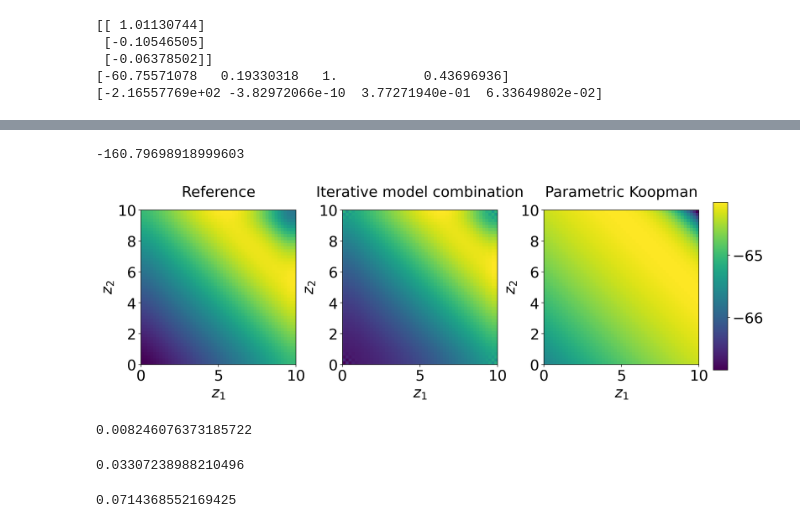
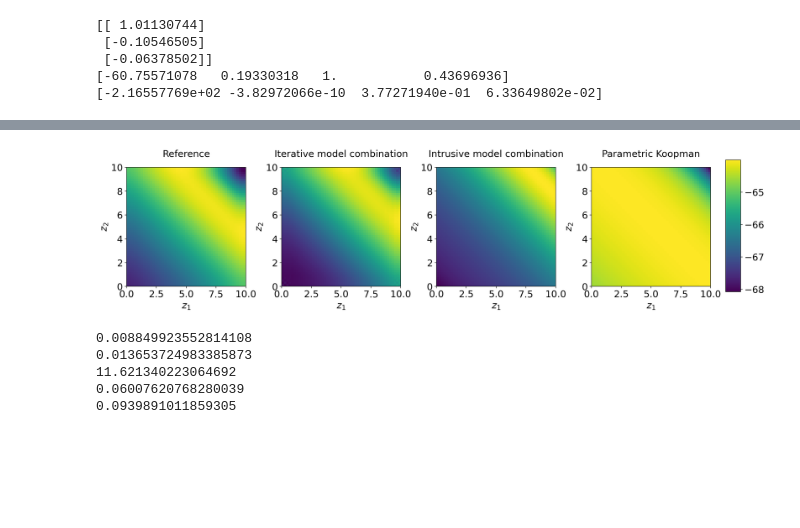
Before and after one commit to Shiqi-Wu/Nonintrusive-model-combination-for-learning-dynamics, a Jupyter notebook: cardiac-coupled-system/plot.ipynb, the cells around one changed output, grey strips where cells are left out. Cells and saved outputs as stored; diff of their text form; code cells hidden in the pictures; blank space fills up the shorter version.

```diff
--- a/cardiac-coupled-system/plot.ipynb
+++ b/cardiac-coupled-system/plot.ipynb
@@ -237,7 +267,7 @@ predict_results = model_Hybrid.Long_time_predict(initial_data, steps, dlt_x, dim
 error = np.abs(ref_data - predict_results)
 relative_error = error/np.abs(ref_data)
 # %%
-Koopman_predicts = model_Koopman.Long_time_predict(initial_data, steps, u_data)
+Koopman_predicts = model_Koopman.Long_time_predict(initial_data, steps, input_data)
 # %%
 error_koopman = np.abs(ref_data - Koopman_predicts)
 relative_error_koopman = error_koopman/np.abs(ref_data)
@@ -246,3 +276,5 @@ Residual_predicts = model_residual.Long_time_predict(initial_data, steps, dlt_x,
+# %%
+Intrusive_predicts = model_intrusive.long_time_predict(initial_data, steps, input_data, dlt_x)
 # %%
 font_size = 26
 line_width = 2.5
@@ -321,19 +356,19 @@ np.shape(multi_ref_reshape[:,:,:,0])
 # %%
 import numpy as np
 import matplotlib.pyplot as plt
-font_size = 22
+font_size = 18
 
 # Create subplots
-fig, axs = plt.subplots(1, 3, figsize=(15, 5))  # 1 row, 3 columns
+fig, axs = plt.subplots(1, 4, figsize=(20, 5))  # 1 row, 4 columns
 plt.subplots_adjust(wspace=0.3, hspace=0.3)  # Increase horizontal and vertical space between subplots
 
 # x_values = np.linspace(0, 10, 51)
 # y_values = np.linspace(0, 10, 51)
 
-titles = ['Reference', 'Iterative model combination', 'Parametric Koopman']
+titles = ['Reference', 'Iterative model combination', 'Intrusive model combination', 'Parametric Koopman']
 
 # Create heatmaps for each subplot
-for i, data in enumerate([multi_ref_reshape, multi_step_hybrid_reshape, multi_step_koopman_reshape]):
+for i, data in enumerate([multi_ref_reshape, multi_step_hybrid_reshape, multi_step_intrusive_reshape, multi_step_koopman_reshape]):
     im = axs[i].imshow(data[15,:,:,0], cmap='viridis', interpolation='nearest', extent=[0, 10, 0, 10])
     axs[i].set_xlabel('$z_1$', fontsize=font_size)
     axs[i].set_ylabel('$z_2$', fontsize=font_size)
@@ -433,3 +455,5 @@ predict_results = model_Hybrid.Long_time_predict(initial_data, steps, dlt_x, dim
 Koopman_predicts = model_Koopman.Long_time_predict(initial_data, steps, u_data_test)
 # %%
 error_koopman = np.abs(ref_data - Koopman_predicts)
+# %%
+Intrusive_predicts = model_intrusive.long_time_predict(initial_data, steps, u_data_test, dlt_x)
@@ -507,54 +540,59 @@ plt.show()
-# %%
-np.min(multi_ref_reshape[:,:,:,0])
-# %% [output]
--160.79698918999603
 # %%
 import numpy as np
 import matplotlib.pyplot as plt
-font_size = 22
+font_size = 18
 
 # Create subplots
-fig, axs = plt.subplots(1, 3, figsize=(15, 5))  # 1 row, 3 columns
+fig, axs = plt.subplots(1, 4, figsize=(20, 5))  # 1 row, 4 columns
 plt.subplots_adjust(wspace=0.3, hspace=0.3)  # Increase horizontal and vertical space between subplots
 
 # x_values = np.linspace(0, 10, 51)
 # y_values = np.linspace(0, 10, 51)
 
-titles = ['Reference', 'Iterative model combination', 'Parametric Koopman']
+titles = ['Reference', 'Iterative model combination', 'Intrusive model combination', 'Parametric Koopman']
 
 # Create heatmaps for each subplot
-for i, data in enumerate([multi_ref_reshape, multi_step_hybrid_reshape, multi_step_koopman_reshape]):
-    im = axs[i].imshow(data[11,:,:,0], cmap='viridis', interpolation='nearest', extent=[0, 10, 0, 10])
+for i, data in enumerate([multi_ref_reshape, multi_step_hybrid_reshape, multi_step_intrusive_reshape, multi_step_koopman_reshape]):
+    im = axs[i].imshow(data[10,:,:,0], cmap='viridis', interpolation='nearest', extent=[0, 10, 0, 10])
     axs[i].set_xlabel('$z_1$', fontsize=font_size)
     axs[i].set_ylabel('$z_2$', fontsize=font_size)
     axs[i].set_title(titles[i], fontsize=font_size, pad=20)
     axs[i].tick_params(axis='both', labelsize=font_size)
 
 # Create a common colorbar
 cbar_ax = fig.add_axes([0.92, 0.15, 0.02, 0.7])  # [left, bottom, width, height]
 cbar_ax.tick_params(labelsize=font_size)
 cbar = fig.colorbar(im, cax=cbar_ax)
 
 plt.show()
 # %% [output]
-[figure, old version]
+[figure, new version]
-# %%
-error_hybrid = np.abs(multi_ref_reshape[:10,:,:,3] - multi_step_hybrid_reshape[:10,:,:,3])
-relative_error = np.linalg.norm(error_hybrid)/np.linalg.norm(multi_ref_reshape[:10,:,:,3])
-relative_error
-# %% [output]
-0.008246076373185722
-# %%
-error_koopman = np.abs(multi_ref_reshape[:16,:,:,3] - multi_step_koopman_reshape[:16,:,:,3])
-relative_error = np.linalg.norm(error_koopman)/np.linalg.norm(multi_ref_reshape[:16,:,:,3])
-relative_error
-# %% [output]
-0.03307238988210496
-# %%
-index = 3
-linear_array = np.tile(np.reshape(initial_data[:,index],(51,51)), (16, 1, 1))
-error_linear = np.abs(linear_array - multi_ref_reshape[:16,:,:,index])
-relative_error = np.linalg.norm(error_linear)/np.linalg.norm(multi_ref_reshape[:16,:,:,index])
-relative_error
-# %% [output]
-0.0714368552169425
+# %%
+index = 3
+
+error_hybrid = np.abs(multi_ref_reshape[:11,:,:,index] - multi_step_hybrid_reshape[:11,:,:,index])
+hybrid_relative_error = np.linalg.norm(error_hybrid)/np.linalg.norm(multi_ref_reshape[:11, :, :, index])
+print(hybrid_relative_error)
+
+error_koopman = np.abs(multi_ref_reshape[:11,:,:,index] - multi_step_koopman_reshape[:11,:,:,index])
+koopman_relative_error = np.linalg.norm(error_koopman)/np.linalg.norm(multi_ref_reshape[:11,:,:,index])
+print(koopman_relative_error)
+
+error_residual = np.abs(multi_ref_reshape[:11,:,:,index] - multi_step_residual_reshape[:11,:,:,index])
+residual_relative_error = np.linalg.norm(error_residual)/np.linalg.norm(multi_ref_reshape[:11,:,:,index])
+print(residual_relative_error)
+
+linear_array = np.tile(np.reshape(initial_data[:,index],(51,51)), (11, 1, 1))
+error_linear = np.abs(linear_array - multi_ref_reshape[:11,:,:,index])
+linear_relative_error = np.linalg.norm(error_linear)/np.linalg.norm(multi_ref_reshape[:11,:,:,index])
+print(linear_relative_error)
+
+error_intrusive = np.abs(multi_ref_reshape[:11,:,:,index] - multi_step_intrusive_reshape[:11,:,:,index])
+intrusive_relative_error = np.linalg.norm(error_intrusive)/np.linalg.norm(multi_ref_reshape[:11,:,:,index])
+print(intrusive_relative_error)
+# %% [output]
+0.008849923552814108
+0.013653724983385873
+11.621340223064692
+0.06007620768280039
+0.0939891011859305
```
Also changed, not shown: parts of 27 cells of this notebook, 17 other files.
